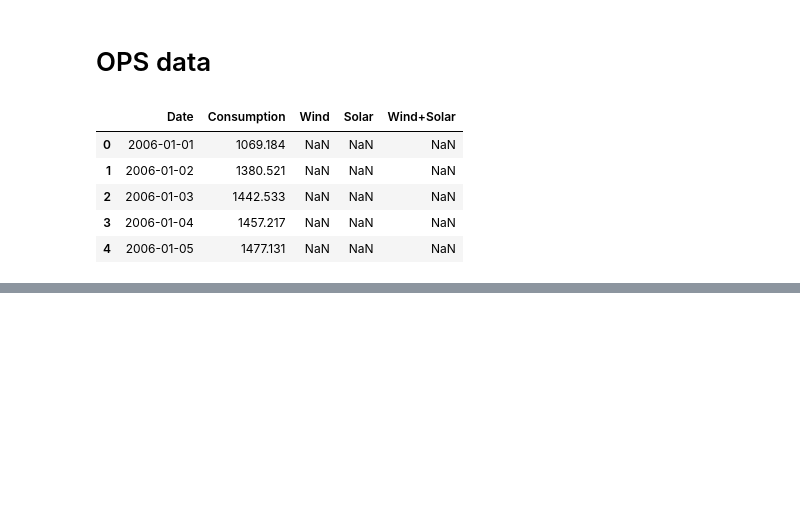
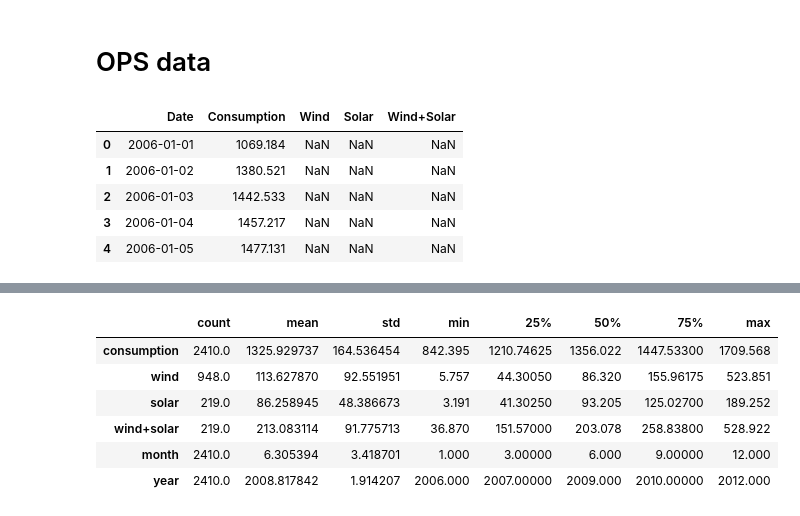
Before and after one commit to carlopdeleon/time-series-exercises, a Jupyter notebook: explore.ipynb, the cells around one changed output, grey strips where cells are left out. Cells and saved outputs as stored; diff of their text form; code cells hidden in the pictures; blank space fills up the shorter version.

```diff
--- a/explore.ipynb
+++ b/explore.ipynb
@@ -240,0 +288,10 @@ ops.head()
+# %%
+train.describe().T
+# %% [output]
+|  | count | mean | std | min | 25% | 50% | 75% | max |
+| consumption | 2410.0 | 1325.929737 | 164.536454 | 842.395 | 1210.74625 | 1356.022 | 1447.53300 | 1709.568 |
+| wind | 948.0 | 113.627870 | 92.551951 | 5.757 | 44.30050 | 86.320 | 155.96175 | 523.851 |
+| solar | 219.0 | 86.258945 | 48.386673 | 3.191 | 41.30250 | 93.205 | 125.02700 | 189.252 |
+| wind+solar | 219.0 | 213.083114 | 91.775713 | 36.870 | 151.57000 | 203.078 | 258.83800 | 528.922 |
+| month | 2410.0 | 6.305394 | 3.418701 | 1.000 | 3.00000 | 6.000 | 9.00000 | 12.000 |
+| year | 2410.0 | 2008.817842 | 1.914207 | 2006.000 | 2007.00000 | 2009.000 | 2010.00000 | 2012.000 |
```
Also changed, not shown: parts of 8 cells of this notebook.
